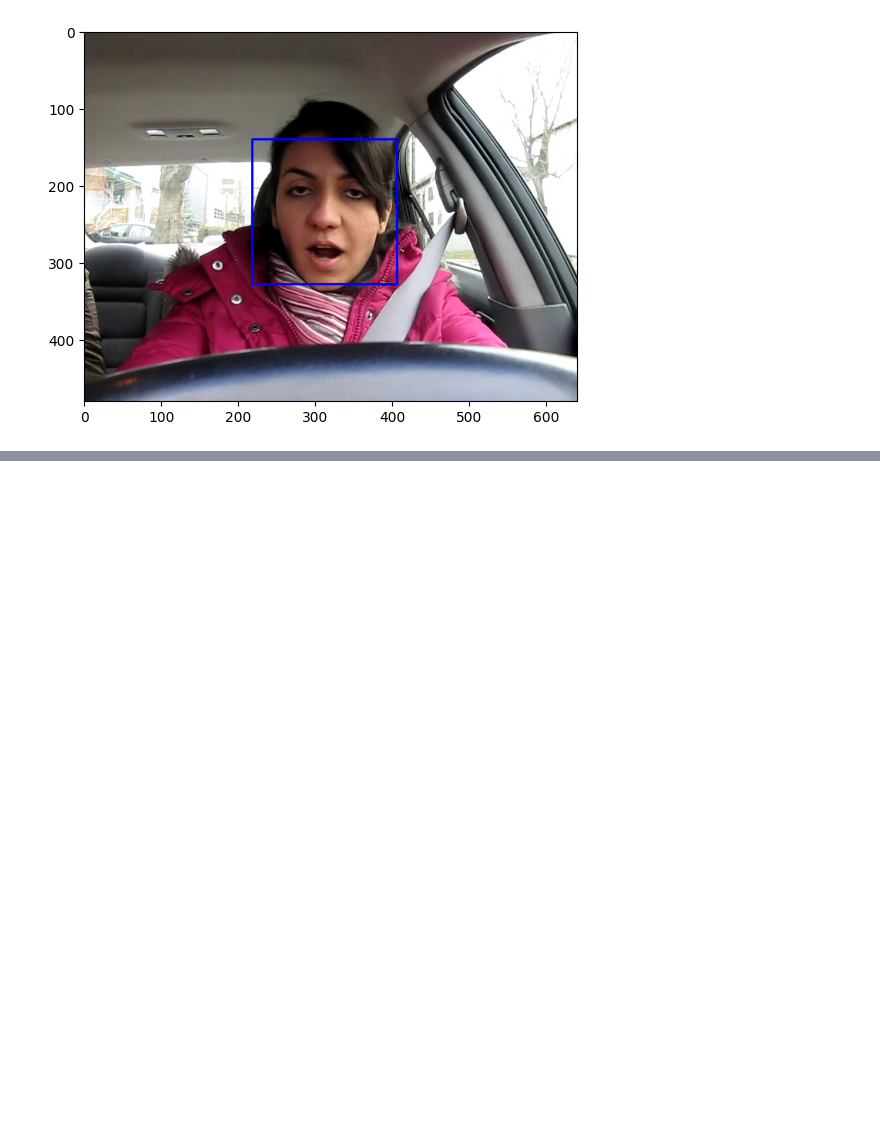
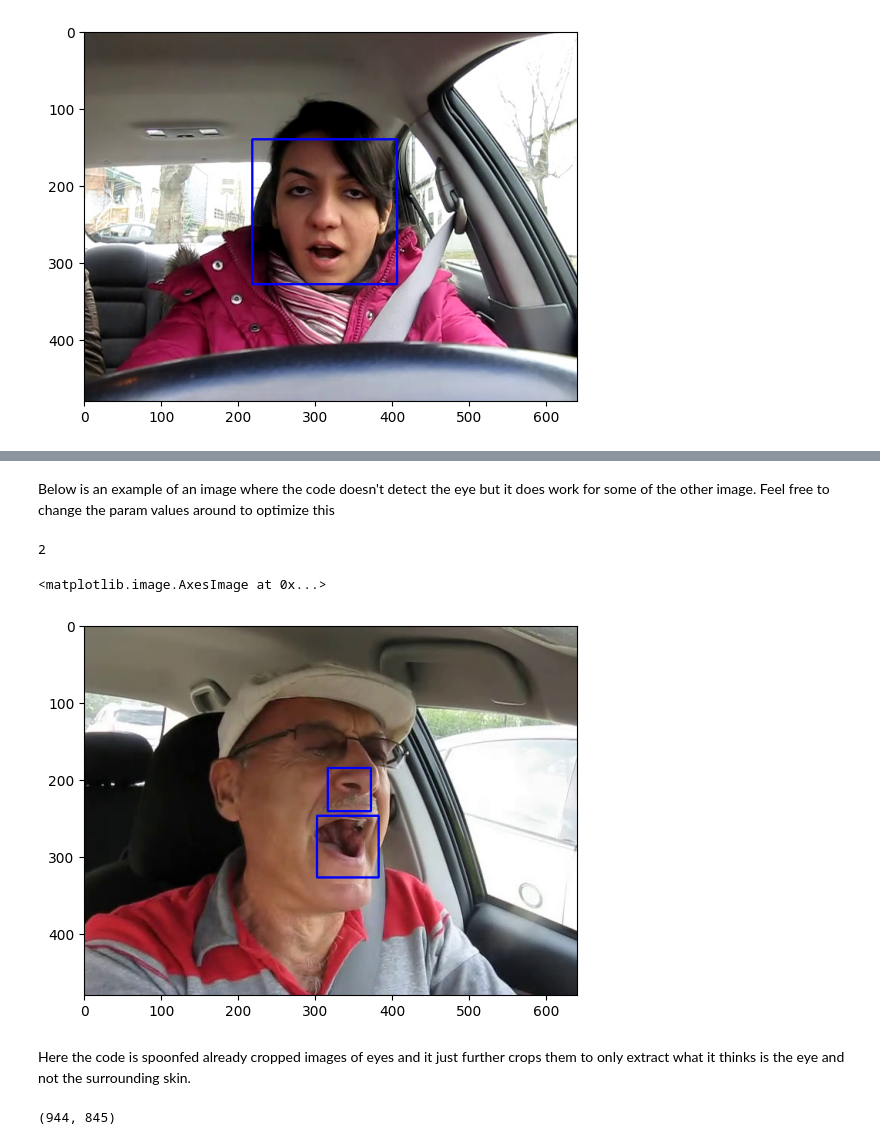
Before and after one commit to rasooly-dev/drowsiness-detection, a Jupyter notebook: main.ipynb, the cells around one changed output, grey strips where cells are left out. Drawn from its saved outputs; the diff is of its cells as text; code cells hidden in the pictures; blank space fills up the shorter version.

Commit message:
Added Eye extraction code

```diff
--- a/main.ipynb
+++ b/main.ipynb
@@ -84,0 +106,4 @@ plt.imshow(cv.cvtColor(face, cv.COLOR_BGR2RGB))
+# %%
+eye_cascade = haarcascades + "haarcascade_eye.xml"
+eye_cascade_classifier = cv.CascadeClassifier(eye_cascade)
+eye_cascade_classifier
@@ -84,0 +112,14 @@ plt.imshow(cv.cvtColor(face, cv.COLOR_BGR2RGB))
+# %% [markdown]
+Below is an example of an image where the code doesn't detect the eye but it does work for some of the other image. Feel free to change the param values around to optimize this
+# %%
+test_image = cv.imread('data/dataset/yawn/235.jpg')
+gray_test_image = cv.cvtColor(test_image, cv.COLOR_BGR2GRAY)
+eyes = eye_cascade_classifier.detectMultiScale(gray_test_image, scaleFactor=1.1, minNeighbors=10, minSize=(20, 20))
+print(len(eyes))
+for (x, y, w, h) in eyes:
+    cv.rectangle(test_image, (x, y), (x+w, y+h), (255, 0, 0), 2)
+plt.imshow(cv.cvtColor(test_image, cv.COLOR_BGR2RGB))
+# %% [output]
+2
+<matplotlib.image.AxesImage at 0x...>
+[figure, added]
@@ -84,0 +128,43 @@ plt.imshow(cv.cvtColor(face, cv.COLOR_BGR2RGB))
+# %% [markdown]
+Here the code is spoonfed already cropped images of eyes and it just further crops them to only extract what it thinks is the eye and not the surrounding skin.
+# %%
+# Load the cascade for eye detection using the haarcascades from OpenCV
+eye_cascade = haarcascades + "haarcascade_eye.xml"
+
+# Define the cascade classifier for eye detection
+eye_cascade_classifier = cv.CascadeClassifier(eye_cascade)
+
+# Define the function to detect eyes in the images and resize them
+def detect_eyes(image):
+    gray_image = cv.cvtColor(image, cv.COLOR_BGR2GRAY)
+    eyes = eye_cascade_classifier.detectMultiScale(gray_image)
+    eye_images = []
+    for (ex, ey, ew, eh) in eyes:
+        eye = image[ey:ey+eh, ex:ex+ew]
+        eye = cv.resize(eye, (IMAGE_SIZE, IMAGE_SIZE))
+        eye_images.append(eye)
+    return eye_images
+
+# Load the images from the dataset and detect the eyes
+open_eye_images = []
+closed_eye_images = []
+
+# Define the labels for open and closed eyes
+
+eye_labels = ['Open', 'Closed']
+
+for label in eye_labels:
+    for image in os.listdir(f'data/dataset/{label}'):
+        img = cv.imread(f'data/dataset/{label}/{image}')
+        eyes = detect_eyes(img)
+        if not eyes:
+            continue
+        if label == 'Open':
+            open_eye_images.extend(eyes)
+        else:
+            closed_eye_images.extend(eyes)
+
+# Check the number of images detected
+len(open_eye_images), len(closed_eye_images)
+# %% [output]
+(944, 845)
```
Also changed, not shown: parts of 18 cells of this notebook, 1 other file.
